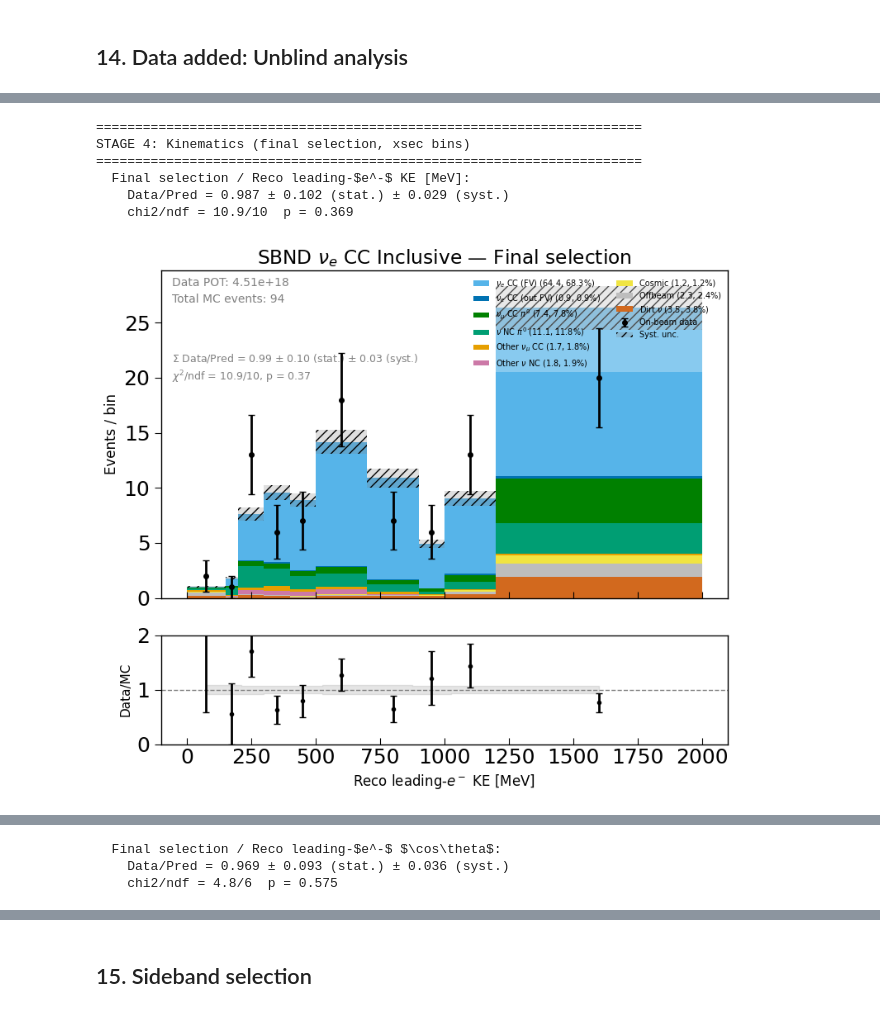
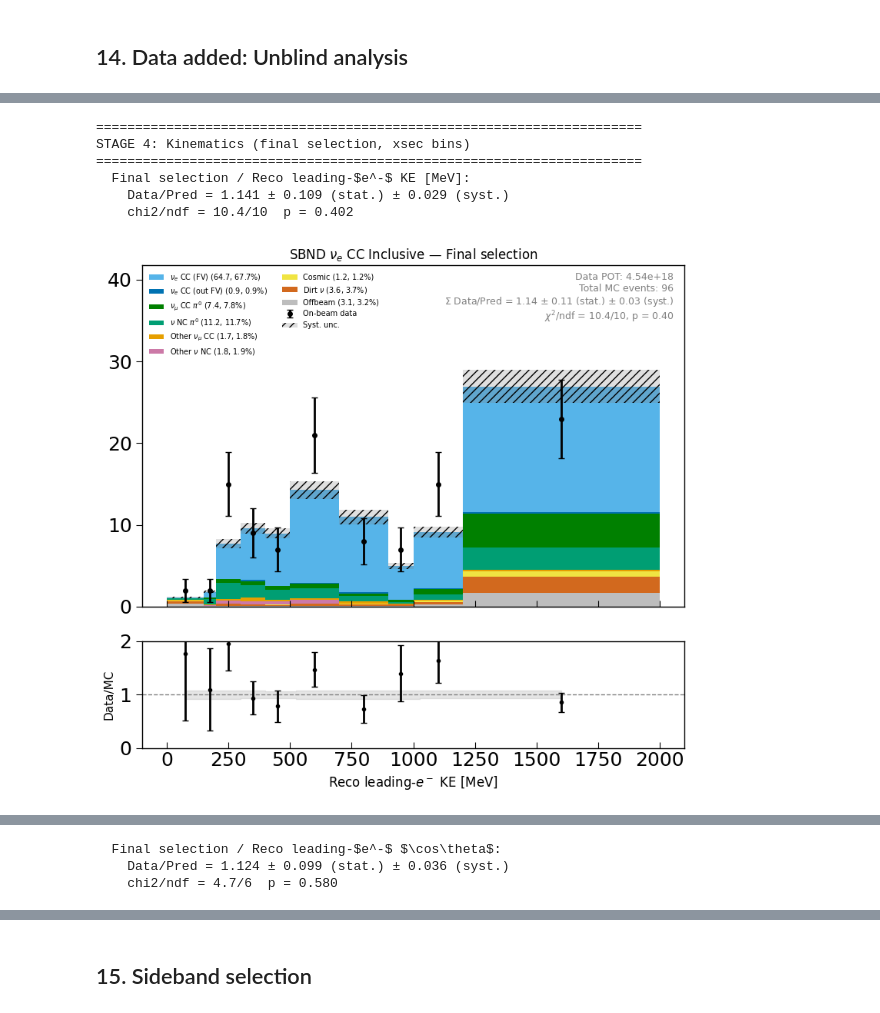
Before and after one commit to castalyfan1012/cafpyana, a Jupyter notebook: analysis_village/nueCC/nue_syst.ipynb, the cells around one changed output, grey strips where cells are left out. Drawn from its saved outputs; the diff is of its cells as text; code cells hidden in the pictures.

Commit message:
updated nue plots

```diff
--- a/analysis_village/nueCC/nue_syst.ipynb
+++ b/analysis_village/nueCC/nue_syst.ipynb
@@ -44,8 +44,8 @@ SEL_FILE = f'{DF_OUT_DIR}/selected_nuecc_qual.df'
 DF_FILE      = '/exp/sbnd/data/users/castalyf/nue_sel/production_files/gen1/mc1e20_nueCC_v2-2.df'
 LOWE_FILE        = '/exp/sbnd/data/users/castalyf/nue_sel/production_files/gen1/mc1e20_lowE_v2.df'
 
-DATA_FILE = '/exp/sbnd/data/users/castalyf/nue_sel/production_files/gen1/data_dev_v2-2.df'
-OFFBEAM_FILE = '/exp/sbnd/data/users/castalyf/nue_sel/production_files/gen1/data_offbeamlight_v2-2.df'
+DATA_FILE = '/exp/sbnd/data/users/castalyf/nue_sel/production_files/gen1/data_dev.df'
+OFFBEAM_FILE = '/exp/sbnd/data/users/castalyf/nue_sel/production_files/gen1/data_offbeamlight.df'
 
 # WEIGHTS_FILE: universe weights (flux/GENIE reweighting)
 # WEIGHTS_FILE = '/home/castalyf/cafpyana_out/mc1e20_nueCC_sys_test_small.df'
@@ -945,8 +1017,8 @@ diag = [0.93617021 0.80597015 0.77272727 0.80232558 0.7862069  0.78017241
  0.81605351 0.83818182 0.84201077 0.90301318]
 mean = 0.8282831811041659
 # %%
-import uproot
-from makedf.getsyst import print_syst_all
+# import uproot
+# from makedf.getsyst import print_syst_all
 
-f = uproot.open("/exp/sbnd/data/users/castalyf/nue_sel/production_files/gen1/input598.caf.root")
-print_syst_all(f)
+# f = uproot.open("/exp/sbnd/data/users/castalyf/nue_sel/production_files/gen1/input598.caf.root")
+# print_syst_all(f)
@@ -2151,7 +2208,7 @@ Stacked+syst -> plots_syst/
 from nue_xsec_helpers import make_nuecc_binning2d
 _b2d = make_nuecc_binning2d()
 _ke_edges  = np.unique(np.concatenate(_b2d.diff_momentum_bins_2d))
-_ke_edges  = _ke_edges[_ke_edges <= 1000.0]
+_ke_edges  = _ke_edges[_ke_edges <= 2000.0]
 _cos_edges = _b2d.diff_costheta_bins.copy(); _cos_edges[-1] = 1.0
 
 DISP_BINS_XSEC = {'reco_ke': _ke_edges, 'reco_costheta': _cos_edges, 'reco_p': _ke_edges}
@@ -2536,25 +2593,53 @@ STAGE 3: Shower quality (after topology cut)
 # %%
 # ── Cell E: Kinematics (final selection) ──────────────────────────────────────
 print("\n" + "="*70 + "\nSTAGE 4: Kinematics (final selection, xsec bins)\n" + "="*70)
 
-for vn, xl, bins, proxy in KINE_VARS:
+# Ensure xsec bins are defined explicitly (matches the CV xsec-bin cell)
+from nue_xsec_helpers import make_nuecc_binning2d
+_b2d_e = make_nuecc_binning2d()
+_XSEC_KE_BINS  = np.unique(np.concatenate(_b2d_e.diff_momentum_bins_2d))
+_XSEC_KE_BINS  = _XSEC_KE_BINS[_XSEC_KE_BINS <= 2000.0]
+_XSEC_COS_BINS = _b2d_e.diff_costheta_bins.copy()
+_XSEC_COS_BINS[-1] = 1.0
+
+KINE_VARS_XSEC = [
+    ('reco_ke',       r'Reco leading-$e^-$ KE [MeV]',     _XSEC_KE_BINS,  'reco_ke'),
+    ('reco_costheta', r'Reco leading-$e^-$ $\cos\theta$',  _XSEC_COS_BINS, 'reco_costheta'),
+]
+
+for vn, xl, bins, proxy in KINE_VARS_XSEC:
     mc_var = sel_topo.loc[MC_FINAL_IDX, vn].dropna()
-    nh.plot_unblinding_var(
-        mc_vals=mc_var, data_vals=DATA_RECO.get(vn, np.array([])),
-        truth_cat=truth_cat_final, bins=bins, xlabel=xl,
+    fig = nh.plot_unblinding_var(
+        mc_vals=mc_var,
+        data_vals=DATA_RECO.get(vn, np.array([])),
+        truth_cat=truth_cat_final,
+        bins=bins,
+        xlabel=xl,
         stage_name='Final selection',
-        pot_scale_data=pot_scale_to_data, data_pot=data_total_pot,
+        pot_scale_data=pot_scale_to_data,
+        data_pot=data_total_pot,
         frac_unc_per_bin=interp_frac_unc(bins, proxy),
-        offbeam_vals=OFFBEAM_RECO.get(vn,np.array([])),
+        offbeam_vals=OFFBEAM_RECO.get(vn, np.array([])),
         offbeam_weight=offbeam_scale,
-        dirt_vals=LOWE_RECO_FINAL.get(vn,np.array([])),
+        dirt_vals=LOWE_RECO_FINAL.get(vn, np.array([])),
         dirt_weight=lowE_pot_scale_to_data,
-        savefig_fn=savefig, filename=f'unblind_{vn}_final')
+        savefig_fn=savefig,
+        filename=f'unblind_{vn}_final_xsecbins')
+
+    # Set tick marks at every bin edge
+    if fig is not None:
+        for ax in fig.get_axes():
+            ax.set_xticks(bins)
+            ax.set_xticklabels(
+                [f'{int(b)}' if b == int(b) else f'{b:.3g}' for b in bins],
+                fontsize=9)
+        fig.tight_layout()
+        savefig(fig, f'unblind_{vn}_final_xsecbins')
 # %% [output]
 ======================================================================
 STAGE 4: Kinematics (final selection, xsec bins)
 ======================================================================
   Final selection / Reco leading-$e^-$ KE [MeV]:
-    Data/Pred = 0.987 ± 0.102 (stat.) ± 0.029 (syst.)
-    chi2/ndf = 10.9/10  p = 0.369
+    Data/Pred = 1.141 ± 0.109 (stat.) ± 0.029 (syst.)
+    chi2/ndf = 10.4/10  p = 0.402
-[figure, old version]
+[figure, new version]
@@ -2561,3 +2647,3 @@ STAGE 4: Kinematics (final selection, xsec bins)
   Final selection / Reco leading-$e^-$ $\cos\theta$:
-    Data/Pred = 0.969 ± 0.093 (stat.) ± 0.036 (syst.)
-    chi2/ndf = 4.8/6  p = 0.575
+    Data/Pred = 1.124 ± 0.099 (stat.) ± 0.036 (syst.)
+    chi2/ndf = 4.7/6  p = 0.580
```
Also changed, not shown: parts of 27 cells of this notebook, 2 other files.
